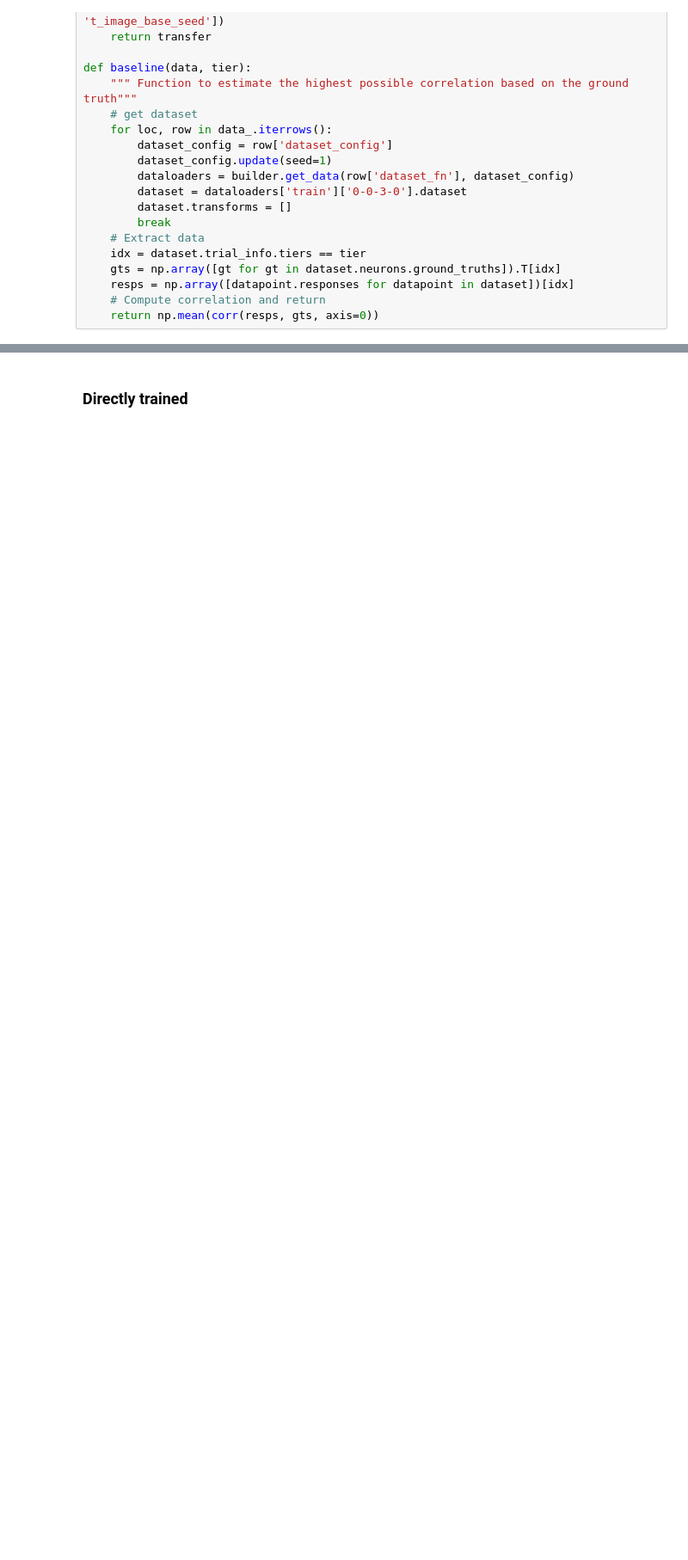
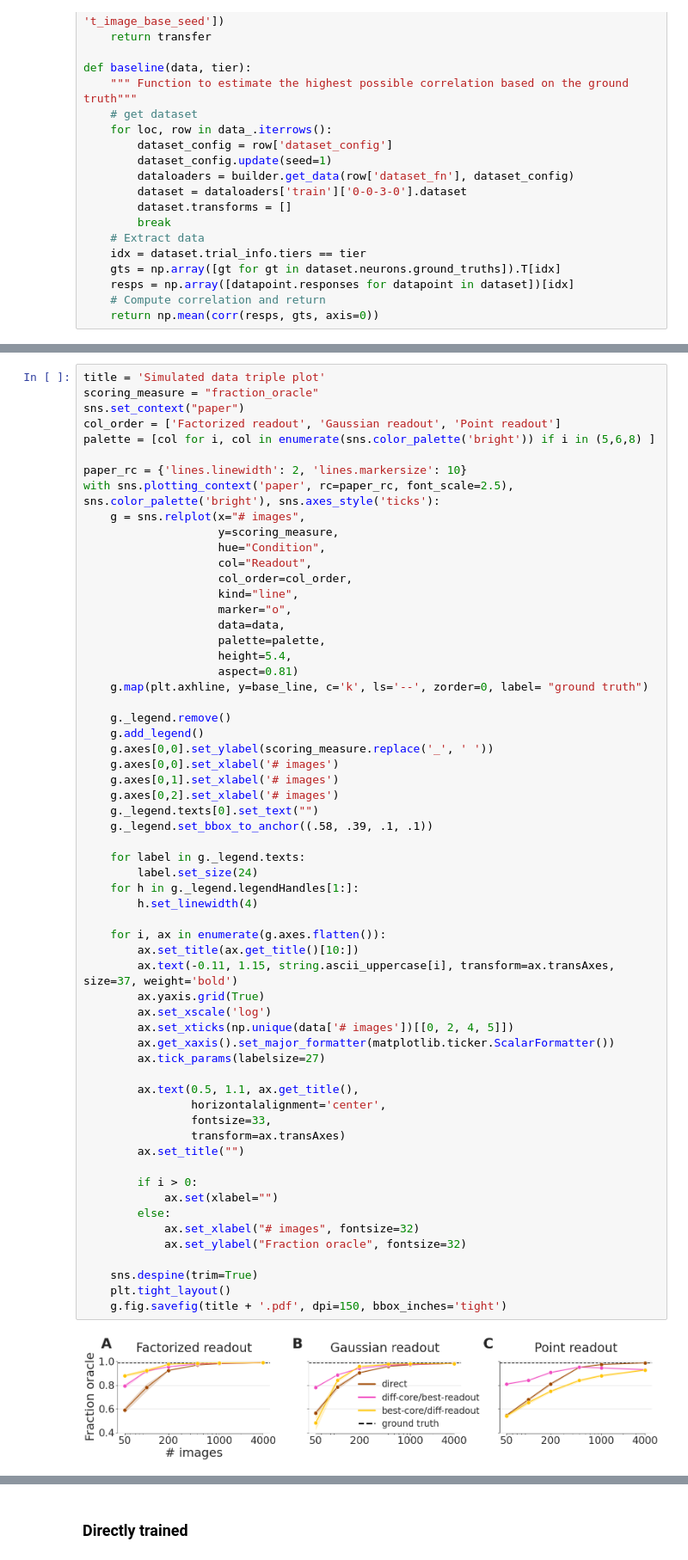
Before and after one commit to sinzlab/nnsysident, a Jupyter notebook: notebooks/Plots_sim.ipynb, the cells around one changed output, grey strips where cells are left out. Shown: that part at 86% size. Saved outputs shown, nothing was run; the diff lists cells and outputs as text; blank space fills up the shorter version.

```diff
--- a/notebooks/Plots_sim.ipynb
+++ b/notebooks/Plots_sim.ipynb
@@ -70,0 +198,62 @@ def baseline(data, tier):
+# %%
+title = 'Simulated data triple plot'
+scoring_measure = "fraction_oracle"
+sns.set_context("paper")
+col_order = ['Factorized readout', 'Gaussian readout', 'Point readout']
+palette = [col for i, col in enumerate(sns.color_palette('bright')) if i in (5,6,8) ]
+
+paper_rc = {'lines.linewidth': 2, 'lines.markersize': 10}
+with sns.plotting_context('paper', rc=paper_rc, font_scale=2.5), sns.color_palette('bright'), sns.axes_style('ticks'):
+    g = sns.relplot(x="# images",
+                    y=scoring_measure,
+                    hue="Condition",
+                    col="Readout",
+                    col_order=col_order,
+                    kind="line",
+                    marker="o",
+                    data=data,
+                    palette=palette,
+                    height=5.4,
+                    aspect=0.81)
+    g.map(plt.axhline, y=base_line, c='k', ls='--', zorder=0, label= "ground truth")
+
+    g._legend.remove()
+    g.add_legend()
+    g.axes[0,0].set_ylabel(scoring_measure.replace('_', ' '))
+    g.axes[0,0].set_xlabel('# images')
+    g.axes[0,1].set_xlabel('# images')
+    g.axes[0,2].set_xlabel('# images')
+    g._legend.texts[0].set_text("")
+    g._legend.set_bbox_to_anchor((.58, .39, .1, .1))
+
+    for label in g._legend.texts:
+        label.set_size(24)
+    for h in g._legend.legendHandles[1:]:
+        h.set_linewidth(4)
+
+    for i, ax in enumerate(g.axes.flatten()):
+        ax.set_title(ax.get_title()[10:])
+        ax.text(-0.11, 1.15, string.ascii_uppercase[i], transform=ax.transAxes, size=37, weight='bold')
+        ax.yaxis.grid(True)
+        ax.set_xscale('log')
+        ax.set_xticks(np.unique(data['# images'])[[0, 2, 4, 5]])
+        ax.get_xaxis().set_major_formatter(matplotlib.ticker.ScalarFormatter())
+        ax.tick_params(labelsize=27)
+
+        ax.text(0.5, 1.1, ax.get_title(),
+                horizontalalignment='center',
+                fontsize=33,
+                transform=ax.transAxes)
+        ax.set_title("")
+
+        if i > 0:
+            ax.set(xlabel="")
+        else:
+            ax.set_xlabel("# images", fontsize=32)
+            ax.set_ylabel("Fraction oracle", fontsize=32)
+
+    sns.despine(trim=True)
+    plt.tight_layout()
+    g.fig.savefig(title + '.pdf', dpi=150, bbox_inches='tight')
+# %% [output]
+[figure, added]
```
Also changed, not shown: parts of 8 cells of this notebook, 5 other files.
